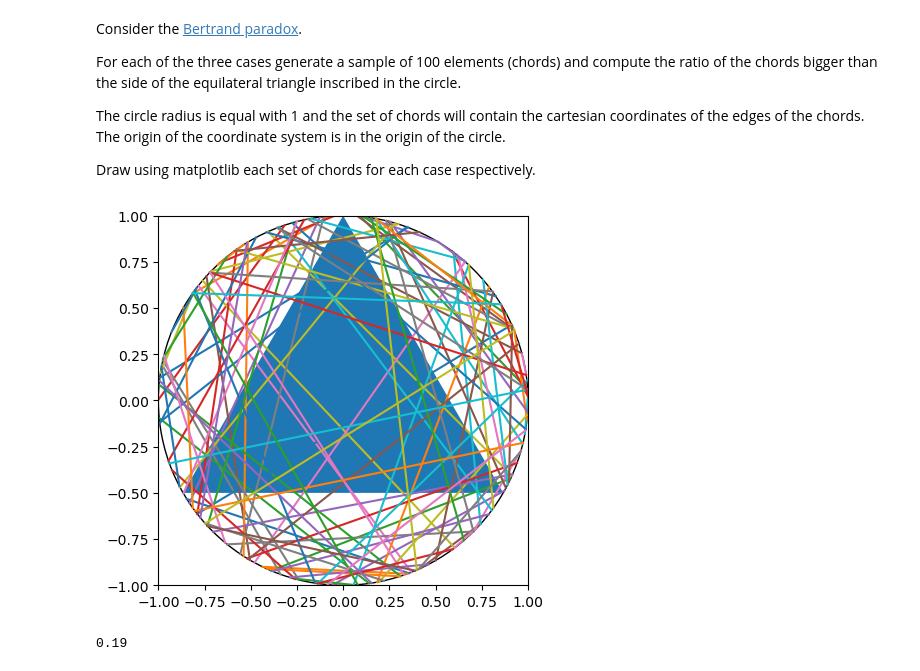
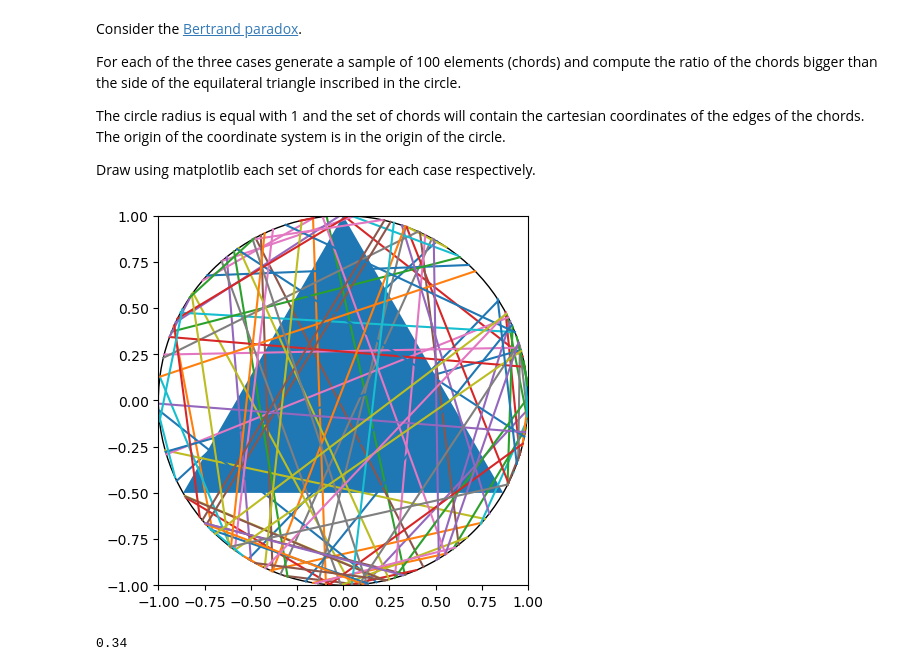
Before and after one commit to georgerapeanu/BBU-Computer-Science, a Jupyter notebook: Semester4/Artificial Intelligence/lab1/AI_lab1.ipynb, the cells around one changed output. Cells and saved outputs as stored; diff of their text form; code cells hidden in the pictures.

```diff
--- a/Semester4/Artificial Intelligence/lab1/AI_lab1.ipynb
+++ b/Semester4/Artificial Intelligence/lab1/AI_lab1.ipynb
@@ -410,7 +413,7 @@ def get_probability_using_function(sample_function):
     plt.show()
     return count / CHORDS
 # %%
-get_probability_using_function(sample_chords_third_case)
+get_probability_using_function(sample_chords_first_case)
 # %% [output]
-[figure, old version]
+[figure, new version]
-0.19
+0.34
```
Also changed, not shown: parts of 3 cells of this notebook, 2 other files.
